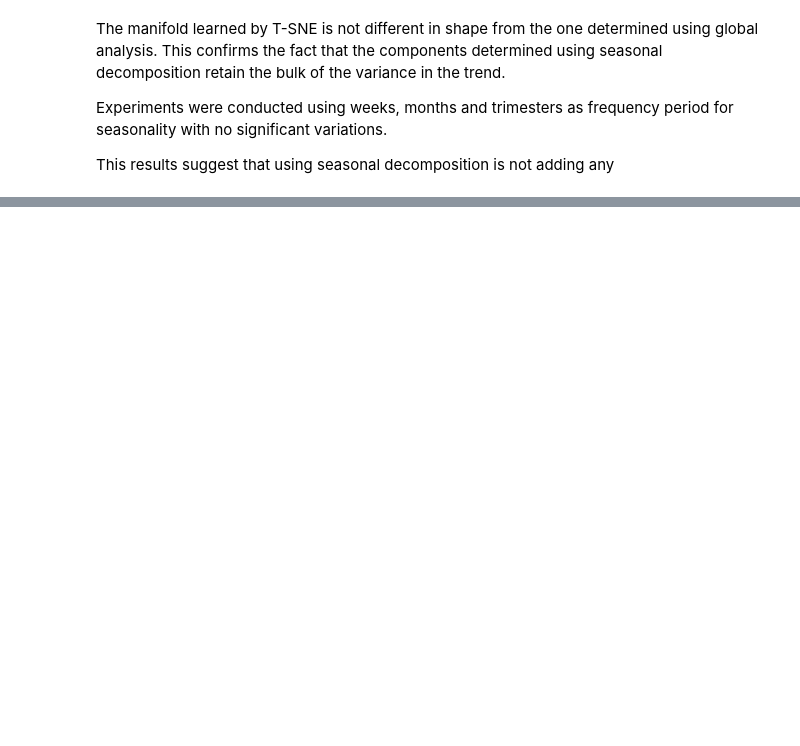
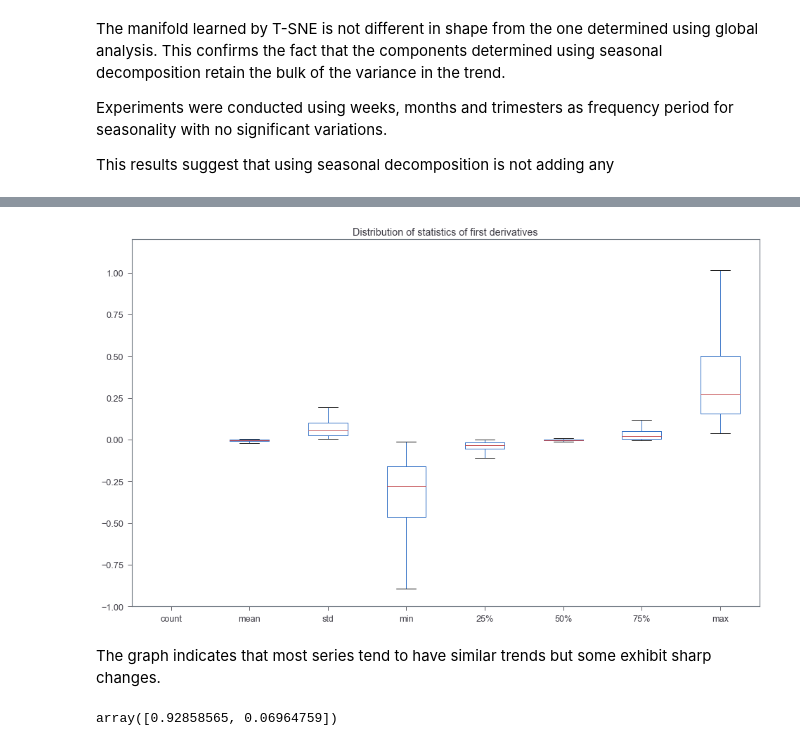
Before and after one commit to iz4vve/dseclub-clustering, a Jupyter notebook: notebooks/1. Exploratory analysis.ipynb, the cells around one changed output, grey strips where cells are left out. Drawn from its saved outputs; the diff is of its cells as text; code cells hidden in the pictures; blank space fills up the shorter version.

```diff
--- a/notebooks/1. Exploratory analysis.ipynb
+++ b/notebooks/1. Exploratory analysis.ipynb
@@ -425,0 +469,15 @@ This results suggest that using seasonal decomposition is not adding any
+# %%
+data.diff().describe().T.plot(kind='box')
+plt.ylim(-1, 1.2)
+plt.title("Distribution of statistics of first derivatives")
+plt.show()
+# %% [output]
+[figure, added]
+# %% [markdown]
+The graph indicates that most series tend to have similar trends but some exhibit sharp changes.
+# %%
+pca_derivs = PCA(n_components=2)
+pca_derivs.fit(data.diff().dropna().describe().T)
+pca_derivs.explained_variance_ratio_
+# %% [output]
+array([0.92858565, 0.06964759])
```
Also changed, not shown: parts of 21 cells of this notebook, 1 other file.
